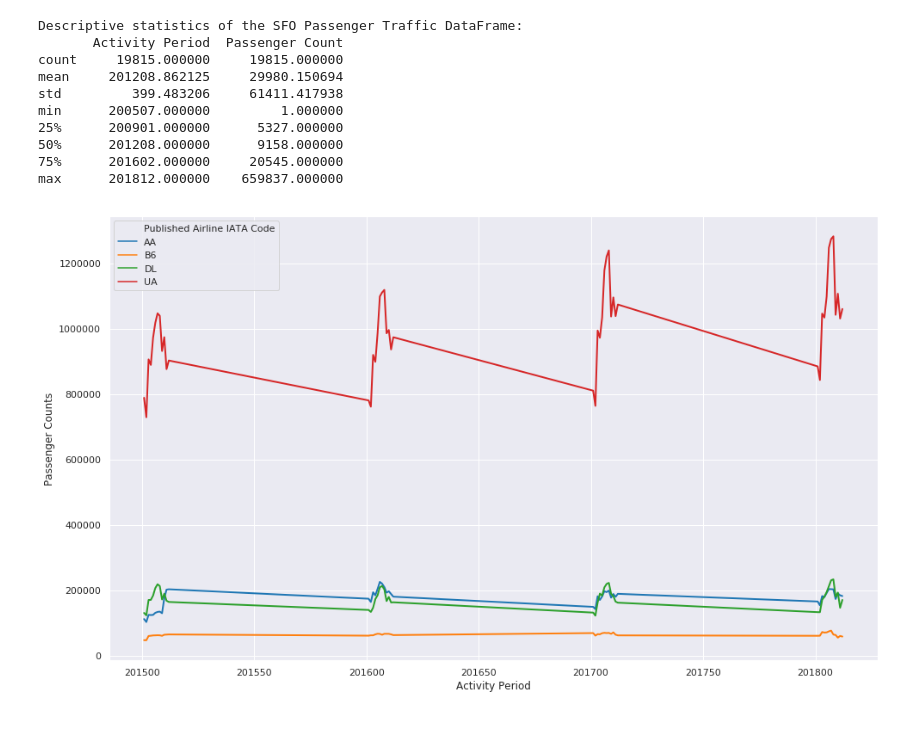
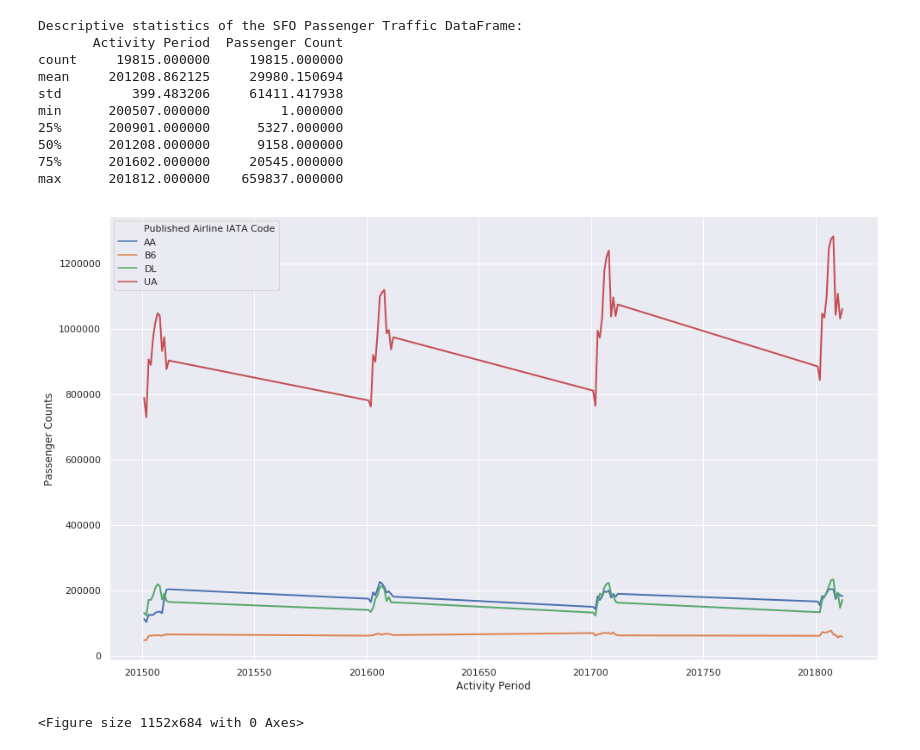
Before and after one commit to Saranyanv/test, a Jupyter notebook: 455_Assignment1.ipynb, the cells around one changed output. Drawn from its saved outputs; the diff is of its cells as text; code cells hidden in the pictures.

```diff
--- a/455_Assignment1.ipynb
+++ b/455_Assignment1.ipynb
@@ -81,24 +81,25 @@ sfo_air_traffic_AA_UA=DataFrame({'Passenger Counts' : sfo_air_traffic.loc[(sfo_a
 # %%
 plt.style.use('ggplot')
 import matplotlib.ticker as ticker
 import matplotlib.dates as mdates
 import seaborn.apionly as sns
 sns.set(rc={'figure.figsize':(16,9.5)})
-#plt.xticks(np.arange(201500, 201901, 50))
+months = mdates.MonthLocator(range(1, 12), bymonthday=1, interval=2)
+monthsFmt = mdates.DateFormatter("%Y%m")
+#plt.xticks(np.arange(201501, 201901, 100))
 
-years = mdates.YearLocator()
-months = mdates.MonthLocator()
-monthsFmt = mdates.DateFormatter('%m')
-yearsFmt = mdates.DateFormatter('%Y')
+#years = mdates.YearLocator()
+#months = mdates.MonthLocator()
+#monthsFmt = mdates.DateFormatter('%m')
+#yearsFmt = mdates.DateFormatter('%Y')
 
-ax.xaxis.set_major_locator(years)
-ax.xaxis.set_major_formatter(yearsFmt)
-ax.xaxis.set_minor_locator(months)
-ax.xaxis.set_minor_formatter(monthsFmt)
+#ax.xaxis.set_major_locator(years)
+ax.xaxis.set_major_formatter(monthsFmt)
+#ax.xaxis.set_minor_locator(months)
+#ax.xaxis.set_minor_formatter(monthsFmt)
 
-ax = sns.lineplot(x="Activity Period", y="Passenger Counts", hue="Published Airline IATA Code",data=sfo_air_traffic_AA_UA, palette="tab10", linewidth=2.0)
-plt.show()
+ax = sns.lineplot(x="Activity Period", y="Passenger Counts", hue="Published Airline IATA Code",data=sfo_air_traffic_AA_UA, linewidth=2.0)
 # %% [output]
-[figure, old version]
+[figure, new version]
 # %%
 #sfo_air_traffic.loc[(sfo_air_traffic['Published Airline IATA Code'].isin(['EK', 'BA'])) & (sfo_air_traffic['Activity Period'] >= 201400) & (sfo_air_traffic['Activity Type Code'] == 'Enplaned')]
@@ -104,0 +120,4 @@ plt.show()
+# %%
+plt.clf()
+# %% [output]
+<Figure size 1152x684 with 0 Axes>
```
Also changed, not shown: parts of 1 cell of this notebook.
